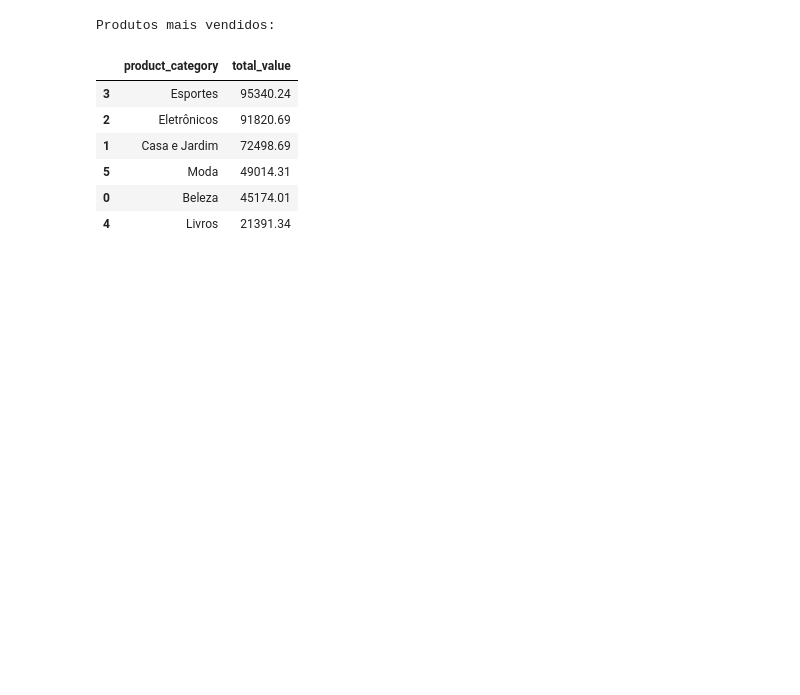
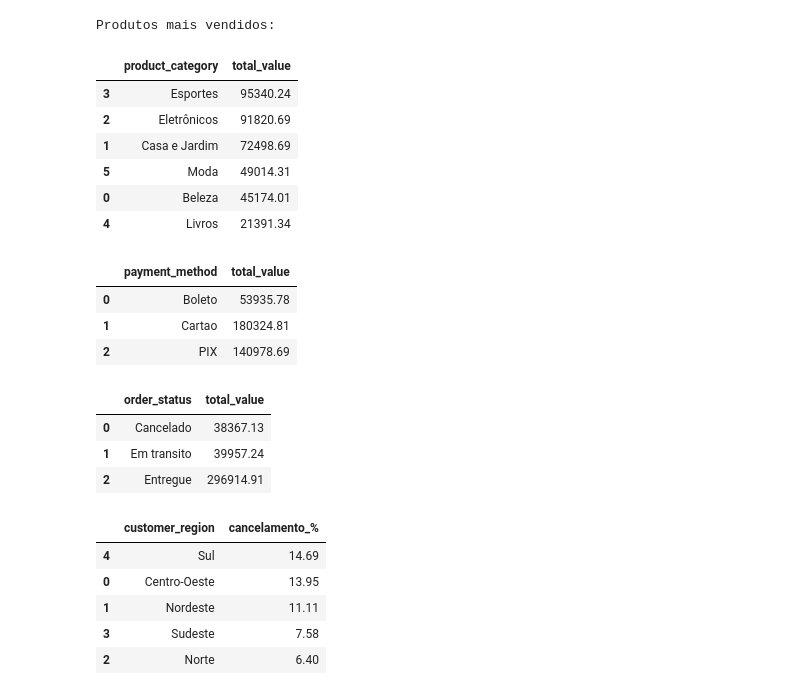
Before and after one commit to WolfDev616/linked-ps-dados-andreas, a Jupyter notebook: analiseVendas.ipynb, the cells around one changed output. Cells and saved outputs as stored; diff of their text form; code cells hidden in the pictures; blank space fills up the shorter version.

```diff
--- a/analiseVendas.ipynb
+++ b/analiseVendas.ipynb
@@ -192,3 +192,56 @@ Produtos mais vendidos:
 | 5 | Moda | 49014.31 |
 | 0 | Beleza | 45174.01 |
 | 4 | Livros | 21391.34 |
+# %%
+tabelaPayment = tabela.groupby("payment_method")["total_value"].sum().reset_index()
+
+display(tabelaPayment)
+
+# Maior quantidade de receita é recebida por mei ode cartão e pix.
+# %% [output]
+|  | payment_method | total_value |
+| 0 | Boleto | 53935.78 |
+| 1 | Cartao | 180324.81 |
+| 2 | PIX | 140978.69 |
+# %%
+tabelaCancel = tabela.groupby("order_status")["total_value"].sum().reset_index()
+
+display(tabelaCancel)
+
+
+# Valor total das compras canceladas: R$ 38.367,13.
+# INSIGHT 3: É um valor muito alto. Uma possível abordagem seria enviar um e-mail oferecendo um desconto quando a compra for cancelada.
+# %% [output]
+|  | order_status | total_value |
+| 0 | Cancelado | 38367.13 |
+| 1 | Em transito | 39957.24 |
+| 2 | Entregue | 296914.91 |
+# %%
+tabelaCancel = tabela.groupby("customer_region")["order_status"].value_counts().reset_index()
+
+# Total por região
+
+total_regiao = tabelaCancel.groupby("customer_region")["count"].sum()
+
+
+# Só os cancelados
+
+cancelados = tabelaCancel[tabelaCancel["order_status"] == "Cancelado"].set_index("customer_region")["count"]
+
+
+# Porcentagem de cancelamentos
+
+porcentagem = (cancelados / total_regiao * 100).round(2).reset_index()
+porcentagem.columns = ["customer_region", "cancelamento_%"]
+porcentagem = porcentagem.sort_values("cancelamento_%", ascending=False)
+display(porcentagem)
+
+
+# A região sul é a terceira com menos clientes e a primeira na porcentagem de cancelamentos. Possivelmente fazer uma campanha de descontos. Verificar causas (como prazos de entrega e frete, por exemplo) e trabalhar em cima da informação obtida. Possivelmente fazer uma campanha de frete grátis, por exemplo, mas é necessário entender o porquê dos cancelamentos.
+# %% [output]
+|  | customer_region | cancelamento_% |
+| 4 | Sul | 14.69 |
+| 0 | Centro-Oeste | 13.95 |
+| 1 | Nordeste | 11.11 |
+| 3 | Sudeste | 7.58 |
+| 2 | Norte | 6.40 |
```
Also changed, not shown: parts of 2 cells of this notebook.
